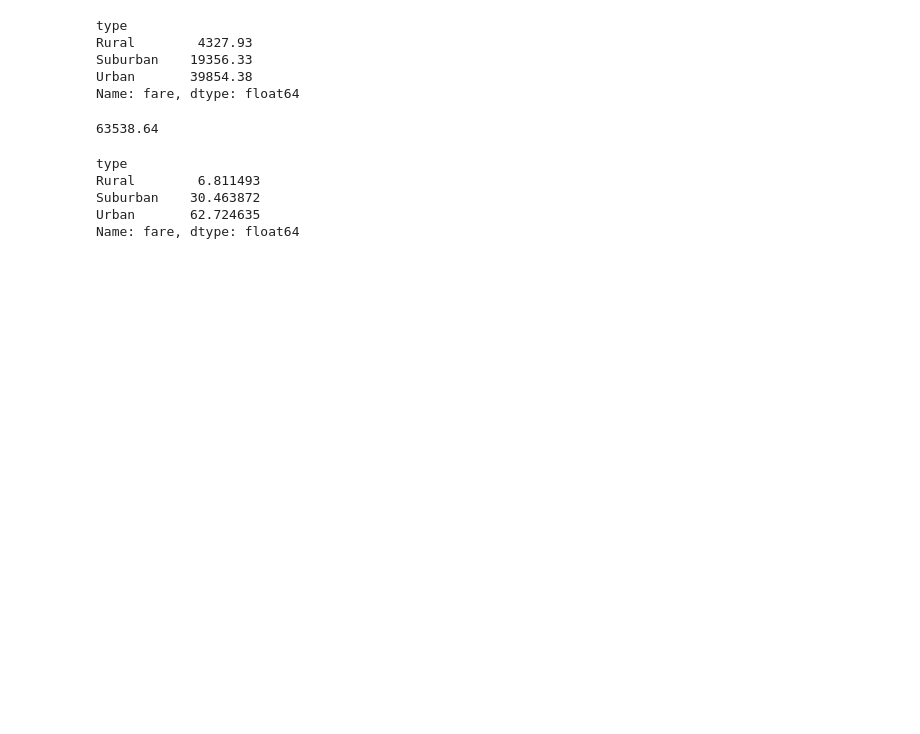
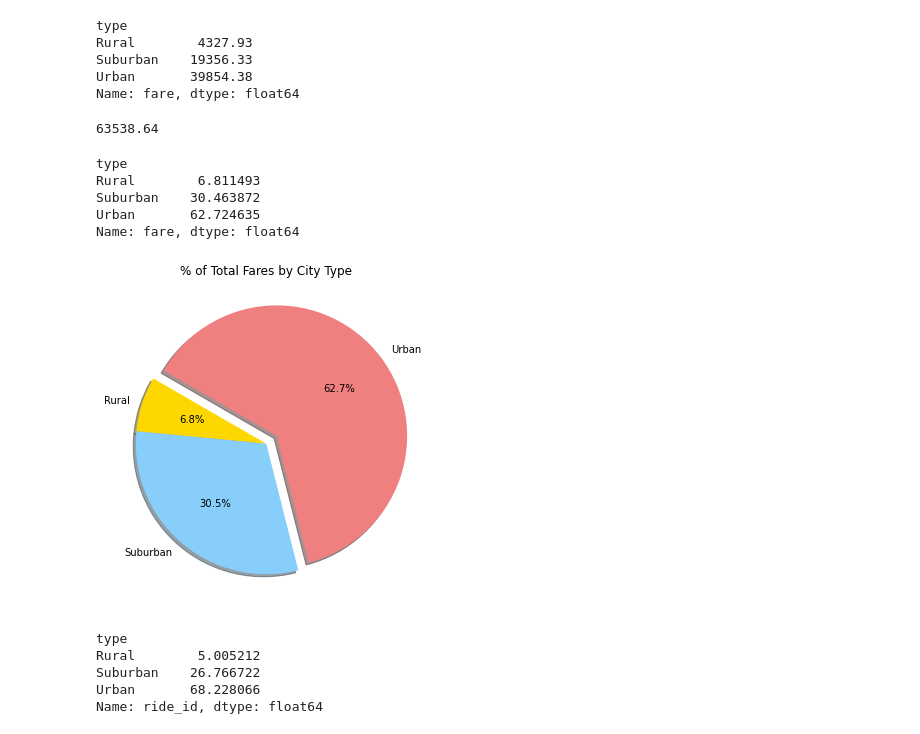
Before and after one commit to komalkish/PyBer_Analysis, a Jupyter notebook: PyBer.ipynb, the cells around one changed output. Saved outputs shown, nothing was run; the diff lists cells and outputs as text; code cells hidden in the pictures; blank space fills up the shorter version.

```diff
--- a/PyBer.ipynb
+++ b/PyBer.ipynb
@@ -580,13 +580,32 @@ Suburban    30.463872
 Urban       62.724635
 Name: fare, dtype: float64
 # %%
-# Build the percentage of fares by city type pie chart.
+# Import mpl to change the plot configurations using rcParams.
+import matplotlib as mpl
+# Build Pie Chart
+plt.subplots(figsize=(10, 6))
 plt.pie(type_percents,
     labels=["Rural", "Suburban", "Urban"],
     colors=["gold", "lightskyblue", "lightcoral"],
     explode=[0, 0, 0.1],
     autopct='%1.1f%%',
     shadow=True, startangle=150)
 plt.title("% of Total Fares by City Type")
+# Change the default font size from 10 to 14.
+mpl.rcParams['font.size'] = 14
+# Save Figure
+plt.savefig("analysis/Fig5.png")
 # Show Figure
 plt.show()
+# %% [output]
+[figure, added]
+# %%
+# calculate ride percents
+ride_percents = 100*pyber_data_df.groupby(["type"]).sum()["ride_id"]/pyber_data_df["ride_id"].sum()
+ride_percents
+# %% [output]
+type
+Rural        5.005212
+Suburban    26.766722
+Urban       68.228066
+Name: ride_id, dtype: float64
```
Also changed, not shown: parts of 1 cell of this notebook.
